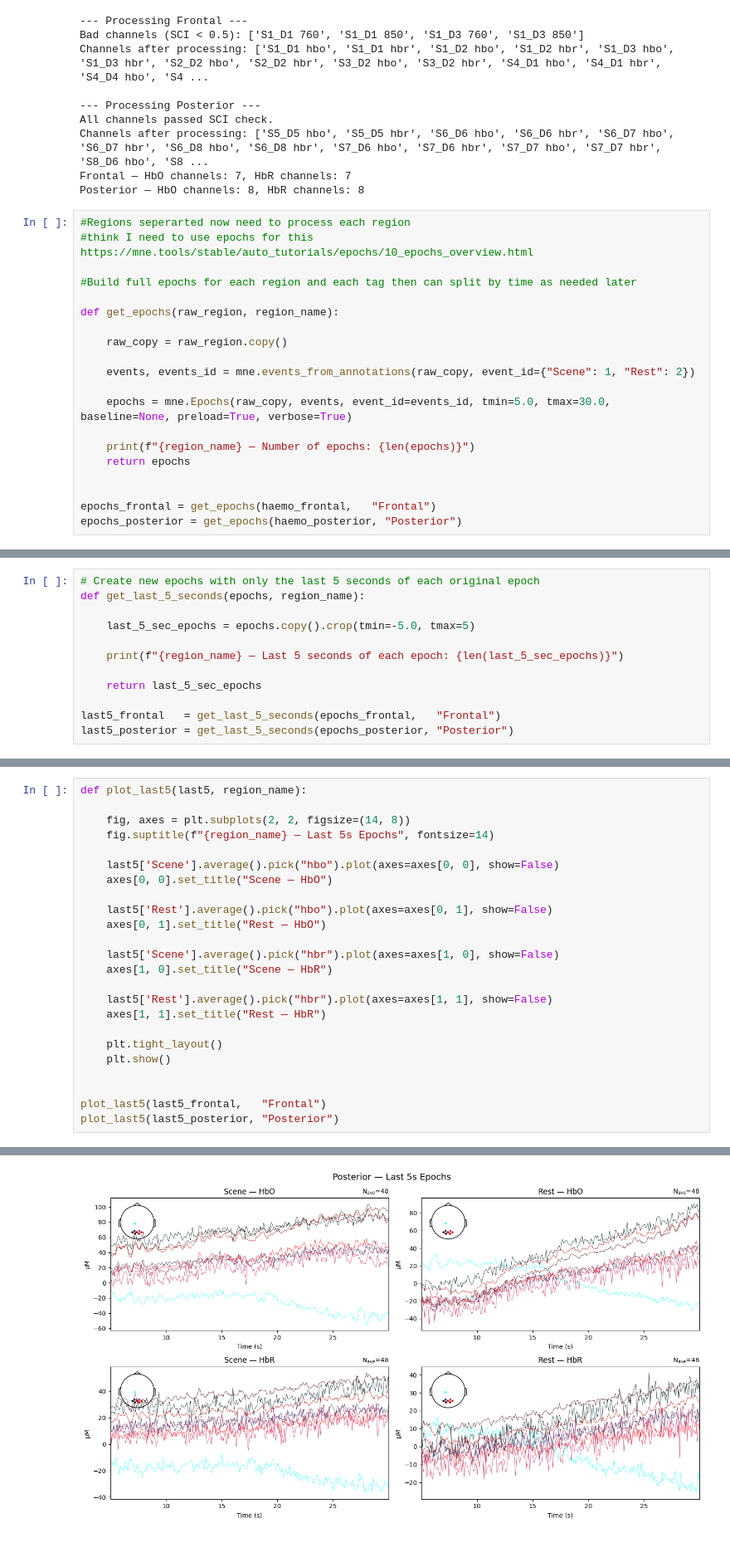
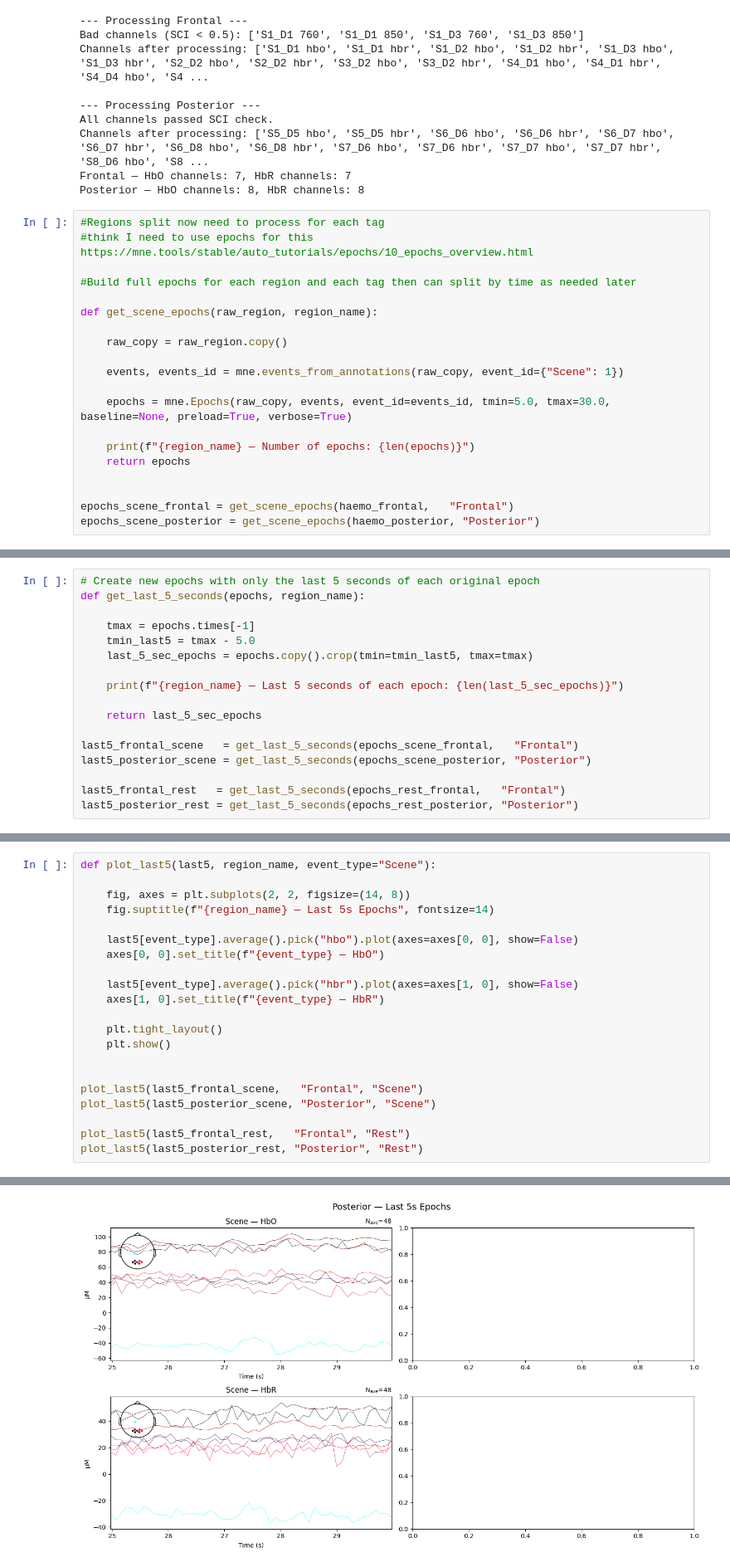
Before and after one commit to Sasha-King/The-Effect-of-Surface-Awareness-on-Nausea-and-3D-Performance-, a Jupyter notebook: MNE_Processing.ipynb, the cells around one changed output, grey strips where cells are left out. Shown at 83% size. Saved outputs shown, nothing was run; the diff lists cells and outputs as text.

```diff
--- a/MNE_Processing.ipynb
+++ b/MNE_Processing.ipynb
@@ -158,16 +158,16 @@ Channels after processing: ['S5_D5 hbo', 'S5_D5 hbr', 'S6_D6 hbo', 'S6_D6 hbr',
 Frontal — HbO channels: 7, HbR channels: 7
 Posterior — HbO channels: 8, HbR channels: 8
 # %%
-#Regions seperarted now need to process each region
+#Regions split now need to process for each tag
 #think I need to use epochs for this https://mne.tools/stable/auto_tutorials/epochs/10_epochs_overview.html
 
 #Build full epochs for each region and each tag then can split by time as needed later
 
-def get_epochs(raw_region, region_name):
+def get_scene_epochs(raw_region, region_name):
 
     raw_copy = raw_region.copy()
 
-    events, events_id = mne.events_from_annotations(raw_copy, event_id={"Scene": 1, "Rest": 2})
+    events, events_id = mne.events_from_annotations(raw_copy, event_id={"Scene": 1})
 
     epochs = mne.Epochs(raw_copy, events, event_id=events_id, tmin=5.0, tmax=30.0, baseline=None, preload=True, verbose=True)
 
@@ -175,6 +175,6 @@ def get_epochs(raw_region, region_name):
     return epochs
 
 
-epochs_frontal = get_epochs(haemo_frontal,   "Frontal")
-epochs_posterior = get_epochs(haemo_posterior, "Posterior")
+epochs_scene_frontal = get_scene_epochs(haemo_frontal,   "Frontal")
+epochs_scene_posterior = get_scene_epochs(haemo_posterior, "Posterior")
 # %% [output]
@@ -269,12 +340,17 @@ validate_epochs(epochs_posterior, "Posterior")
 # Create new epochs with only the last 5 seconds of each original epoch
 def get_last_5_seconds(epochs, region_name):
 
-    last_5_sec_epochs = epochs.copy().crop(tmin=-5.0, tmax=5)
+    tmax = epochs.times[-1]
+    tmin_last5 = tmax - 5.0
+    last_5_sec_epochs = epochs.copy().crop(tmin=tmin_last5, tmax=tmax)
 
     print(f"{region_name} — Last 5 seconds of each epoch: {len(last_5_sec_epochs)}")
 
     return last_5_sec_epochs
 
-last5_frontal   = get_last_5_seconds(epochs_frontal,   "Frontal")
-last5_posterior = get_last_5_seconds(epochs_posterior, "Posterior")
+last5_frontal_scene   = get_last_5_seconds(epochs_scene_frontal,   "Frontal")
+last5_posterior_scene = get_last_5_seconds(epochs_scene_posterior, "Posterior")
+
+last5_frontal_rest   = get_last_5_seconds(epochs_rest_frontal,   "Frontal")
+last5_posterior_rest = get_last_5_seconds(epochs_rest_posterior, "Posterior")
 # %% [output]
@@ -289,25 +372,22 @@ print(len(last5_frontal.times))
 # %%
-def plot_last5(last5, region_name):
+def plot_last5(last5, region_name, event_type="Scene"):
 
     fig, axes = plt.subplots(2, 2, figsize=(14, 8))
     fig.suptitle(f"{region_name} — Last 5s Epochs", fontsize=14)
 
-    last5['Scene'].average().pick("hbo").plot(axes=axes[0, 0], show=False)
-    axes[0, 0].set_title("Scene — HbO")
+    last5[event_type].average().pick("hbo").plot(axes=axes[0, 0], show=False)
+    axes[0, 0].set_title(f"{event_type} — HbO")
 
-    last5['Rest'].average().pick("hbo").plot(axes=axes[0, 1], show=False)
-    axes[0, 1].set_title("Rest — HbO")
-
-    last5['Scene'].average().pick("hbr").plot(axes=axes[1, 0], show=False)
-    axes[1, 0].set_title("Scene — HbR")
-
-    last5['Rest'].average().pick("hbr").plot(axes=axes[1, 1], show=False)
-    axes[1, 1].set_title("Rest — HbR")
+    last5[event_type].average().pick("hbr").plot(axes=axes[1, 0], show=False)
+    axes[1, 0].set_title(f"{event_type} — HbR")
 
     plt.tight_layout()
     plt.show()
 
 
-plot_last5(last5_frontal,   "Frontal")
-plot_last5(last5_posterior, "Posterior")
+plot_last5(last5_frontal_scene,   "Frontal", "Scene")
+plot_last5(last5_posterior_scene, "Posterior", "Scene")
+
+plot_last5(last5_frontal_rest,   "Frontal", "Rest")
+plot_last5(last5_posterior_rest, "Posterior", "Rest")
 # %% [output]
@@ -315,2 +395,2 @@ plot_last5(last5_posterior, "Posterior")
-[figure, old version]
+[figure, new version]
 # %%
```
Also changed, not shown: parts of 7 cells of this notebook.
